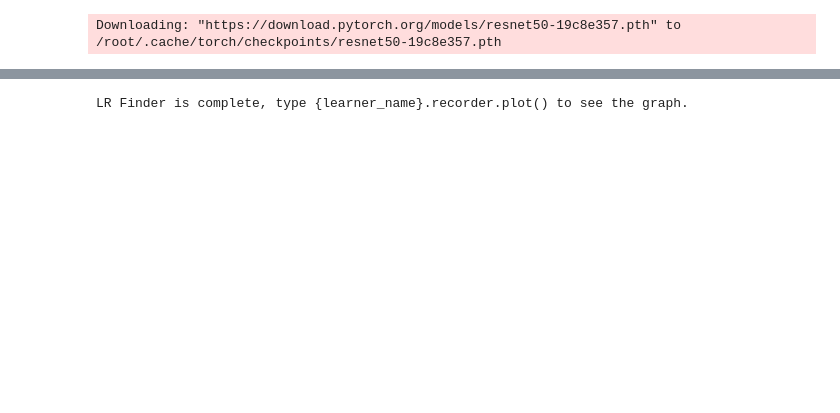
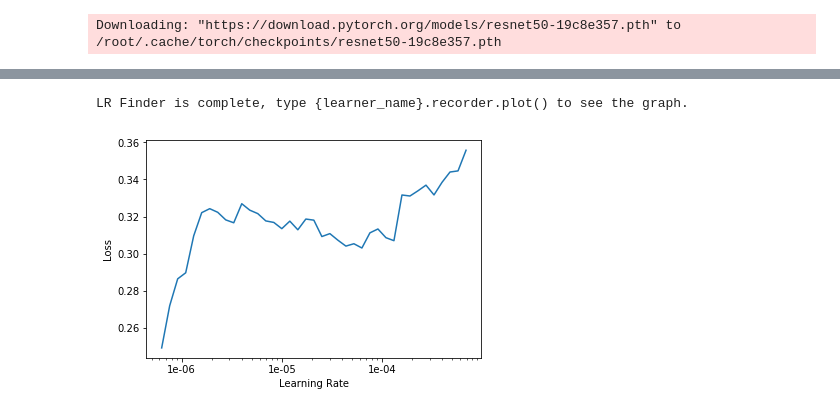
Before and after one commit to azizHakim/food_classifier, a Jupyter notebook: food_classifier.ipynb, the cells around one changed output, grey strips where cells are left out. Cells and saved outputs as stored; diff of their text form; code cells hidden in the pictures; blank space fills up the shorter version.

```diff
--- a/food_classifier.ipynb
+++ b/food_classifier.ipynb
@@ -65,6 +73,8 @@ learn.save('res50-9')
 learn.unfreeze()
 # %%
 learn.lr_find()
+learn.recorder.plot()
 # %% [output]
 [interactive output not drawn]
 LR Finder is complete, type {learner_name}.recorder.plot() to see the graph.
+[figure, added]
```
Also changed, not shown: parts of 44 cells of this notebook, 2 other files.
